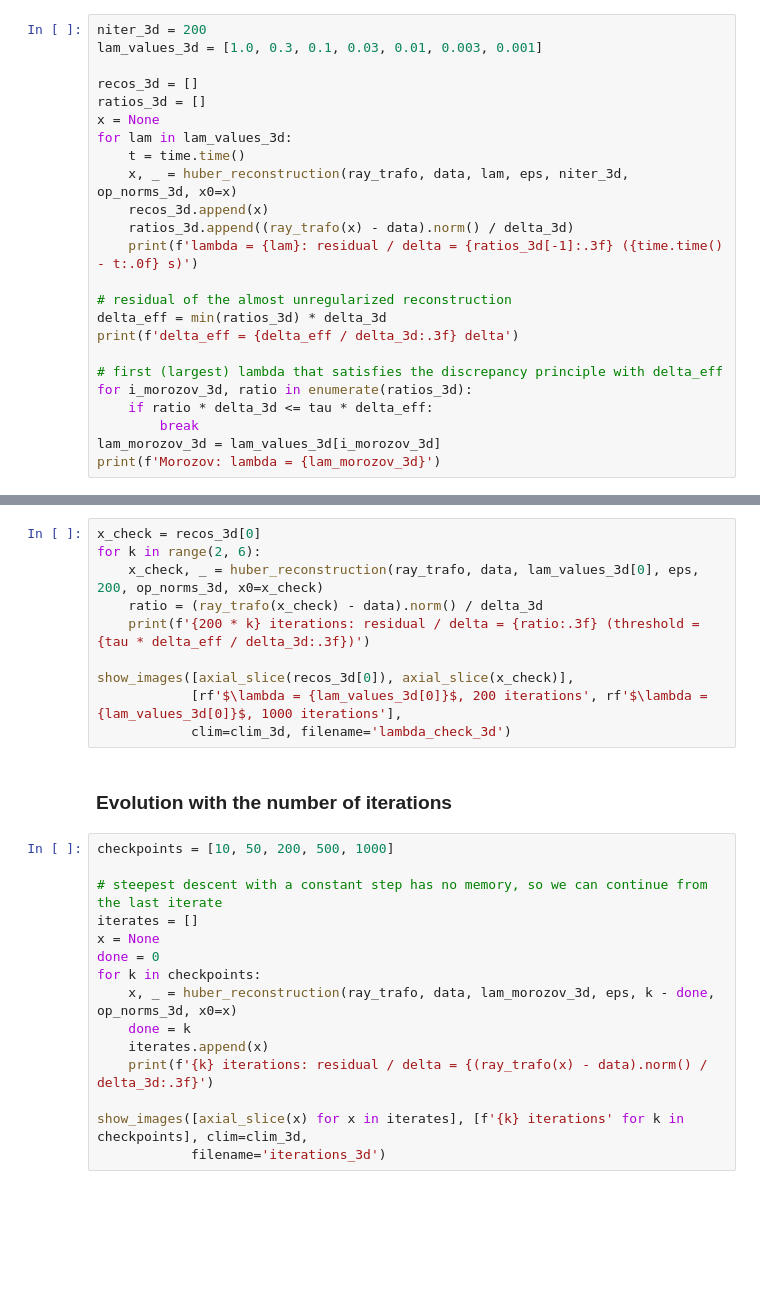
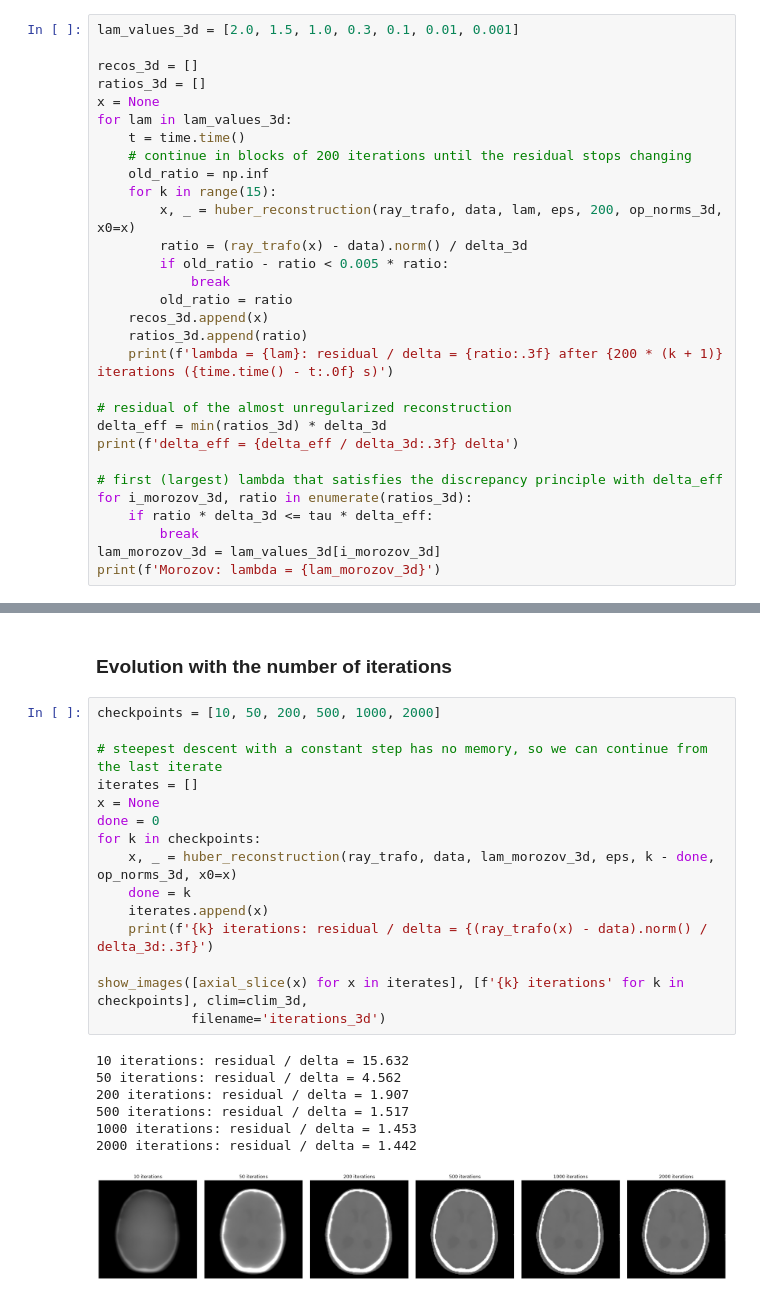
Before and after one commit to AhouLucas/InverseProblems-Labs, a Jupyter notebook: project/project_3d.ipynb, the cells around one changed output, grey strips where cells are left out. Saved outputs shown, nothing was run; the diff lists cells and outputs as text; blank space fills up the shorter version.

```diff
--- a/project/project_3d.ipynb
+++ b/project/project_3d.ipynb
@@ -83,16 +105,22 @@ Each $\lambda$ starts from the reconstruction of the previous one to save iterat
 # %%
-niter_3d = 200
-lam_values_3d = [1.0, 0.3, 0.1, 0.03, 0.01, 0.003, 0.001]
+lam_values_3d = [2.0, 1.5, 1.0, 0.3, 0.1, 0.01, 0.001]
 
 recos_3d = []
 ratios_3d = []
 x = None
 for lam in lam_values_3d:
     t = time.time()
-    x, _ = huber_reconstruction(ray_trafo, data, lam, eps, niter_3d, op_norms_3d, x0=x)
+    # continue in blocks of 200 iterations until the residual stops changing
+    old_ratio = np.inf
+    for k in range(15):
+        x, _ = huber_reconstruction(ray_trafo, data, lam, eps, 200, op_norms_3d, x0=x)
+        ratio = (ray_trafo(x) - data).norm() / delta_3d
+        if old_ratio - ratio < 0.005 * ratio:
+            break
+        old_ratio = ratio
     recos_3d.append(x)
-    ratios_3d.append((ray_trafo(x) - data).norm() / delta_3d)
-    print(f'lambda = {lam}: residual / delta = {ratios_3d[-1]:.3f} ({time.time() - t:.0f} s)')
+    ratios_3d.append(ratio)
+    print(f'lambda = {lam}: residual / delta = {ratio:.3f} after {200 * (k + 1)} iterations ({time.time() - t:.0f} s)')
 
 # residual of the almost unregularized reconstruction
 delta_eff = min(ratios_3d) * delta_3d
@@ -127,30 +163,28 @@ We continue it to see if its residual goes below $\tau \delta_{\text{eff}}$ once
-# %%
-x_check = recos_3d[0]
-for k in range(2, 6):
-    x_check, _ = huber_reconstruction(ray_trafo, data, lam_values_3d[0], eps, 200, op_norms_3d, x0=x_check)
-    ratio = (ray_trafo(x_check) - data).norm() / delta_3d
-    print(f'{200 * k} iterations: residual / delta = {ratio:.3f} (threshold = {tau * delta_eff / delta_3d:.3f})')
-
-show_images([axial_slice(recos_3d[0]), axial_slice(x_check)],
-            [rf'$\lambda = {lam_values_3d[0]}$, 200 iterations', rf'$\lambda = {lam_values_3d[0]}$, 1000 iterations'],
-            clim=clim_3d, filename='lambda_check_3d')
 # %% [markdown]
 ### Evolution with the number of iterations
 # %%
-checkpoints = [10, 50, 200, 500, 1000]
+checkpoints = [10, 50, 200, 500, 1000, 2000]
 
 # steepest descent with a constant step has no memory, so we can continue from the last iterate
 iterates = []
 x = None
 done = 0
 for k in checkpoints:
     x, _ = huber_reconstruction(ray_trafo, data, lam_morozov_3d, eps, k - done, op_norms_3d, x0=x)
     done = k
     iterates.append(x)
     print(f'{k} iterations: residual / delta = {(ray_trafo(x) - data).norm() / delta_3d:.3f}')
 
 show_images([axial_slice(x) for x in iterates], [f'{k} iterations' for k in checkpoints], clim=clim_3d,
             filename='iterations_3d')
+# %% [output]
+10 iterations: residual / delta = 15.632
+50 iterations: residual / delta = 4.562
+200 iterations: residual / delta = 1.907
+500 iterations: residual / delta = 1.517
+1000 iterations: residual / delta = 1.453
+2000 iterations: residual / delta = 1.442
+[figure, added]
 # %%
 x_huber_3d = iterates[-1]
 
```
Also changed, not shown: parts of 12 cells of this notebook, 1 other file.
